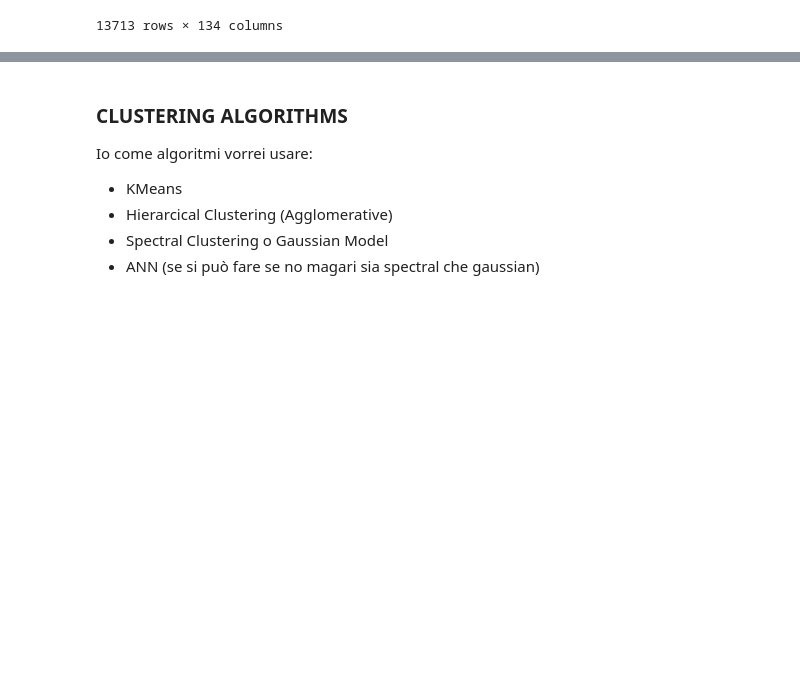
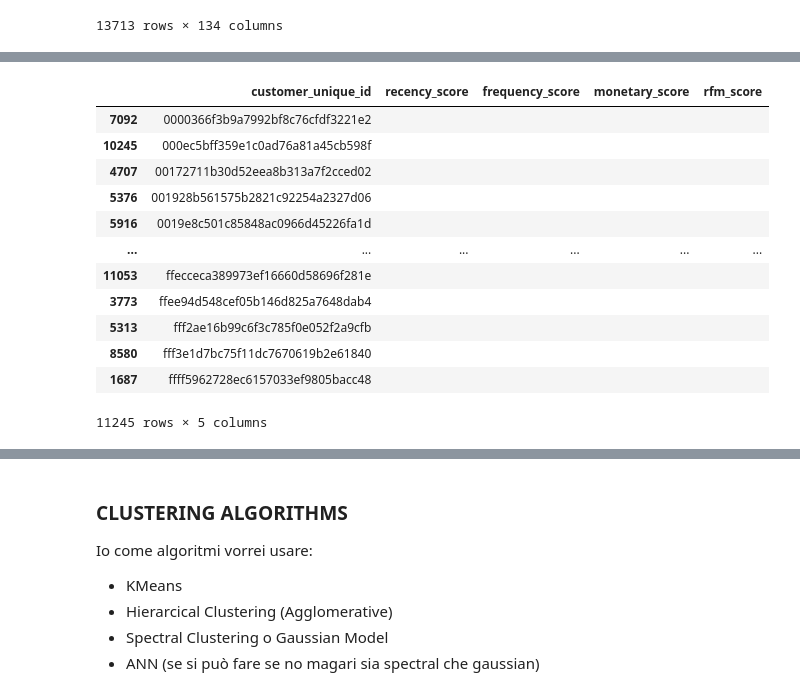
Before and after one commit to francescocapo/270341, a Jupyter notebook: main.ipynb, the cells around one changed output, grey strips where cells are left out. Saved outputs shown, nothing was run; the diff lists cells and outputs as text; code cells hidden in the pictures; blank space fills up the shorter version.

```diff
--- a/main.ipynb
+++ b/main.ipynb
@@ -320,0 +380,10 @@ csdv_df_new
+# %%
+customer_group = csdv_df_new[['customer_unique_id', 'order_purchase_timestamp']]
+customer_group=customer_group.groupby('customer_unique_id')['order_purchase_timestamp'].transform('max')
+customer_group=customer_group.to_frame() #perche prima era una series
+customer_unique_id=csdv_df_new[['customer_unique_id']]
+customer_group_new= pd.concat([customer_group, customer_unique_id], axis=1)
+customer_group_new.drop_duplicates(keep='first', inplace=True)
+customer_group_new.reset_index(drop=True, inplace=True)
+customer_group_new=customer_group_new.sort_values(by='customer_unique_id')
+customer_group_new
@@ -320,0 +425,4 @@ csdv_df_new
+# %%
+customer_group_new['order_purchase_timestamp'] = pd.to_datetime(customer_group_new['order_purchase_timestamp'])
+customer_group_new['order_purchase_timestamp'] = customer_group_new['order_purchase_timestamp'].dt.date
+customer_group_new
@@ -320,0 +443,21 @@ csdv_df_new
+# %%
+score_dataframe=customer_group_new[['customer_unique_id']]
+score_dataframe.insert(1,"recency_score"," ")
+score_dataframe.insert(2,"frequency_score"," ")
+score_dataframe.insert(3,"monetary_score"," ")
+score_dataframe.insert(4,"rfm_score"," ")
+score_dataframe
+# %% [output]
+|  | customer_unique_id | recency_score | frequency_score | monetary_score | rfm_score |
+| 7092 | 0000366f3b9a7992bf8c76cfdf3221e2 |  |  |  |  |
+| 10245 | 000ec5bff359e1c0ad76a81a45cb598f |  |  |  |  |
+| 4707 | 00172711b30d52eea8b313a7f2cced02 |  |  |  |  |
+| 5376 | 001928b561575b2821c92254a2327d06 |  |  |  |  |
+| 5916 | 0019e8c501c85848ac0966d45226fa1d |  |  |  |  |
+| ... | ... | ... | ... | ... | ... |
+| 11053 | ffecceca389973ef16660d58696f281e |  |  |  |  |
+| 3773 | ffee94d548cef05b146d825a7648dab4 |  |  |  |  |
+| 5313 | fff2ae16b99c6f3c785f0e052f2a9cfb |  |  |  |  |
+| 8580 | fff3e1d7bc75f11dc7670619b2e61840 |  |  |  |  |
+| 1687 | ffff5962728ec6157033ef9805bacc48 |  |  |  |  |
+11245 rows × 5 columns
```
Also changed, not shown: parts of 20 cells of this notebook.
